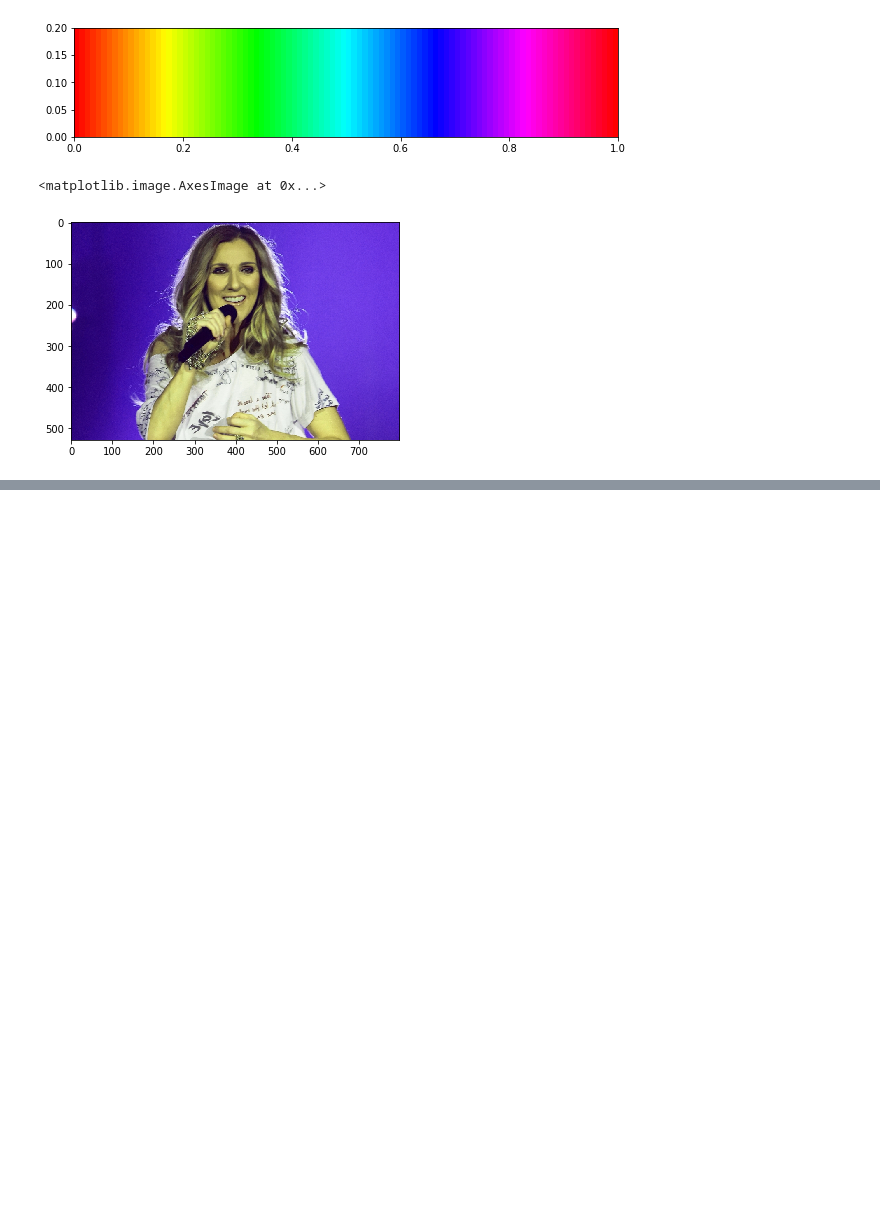
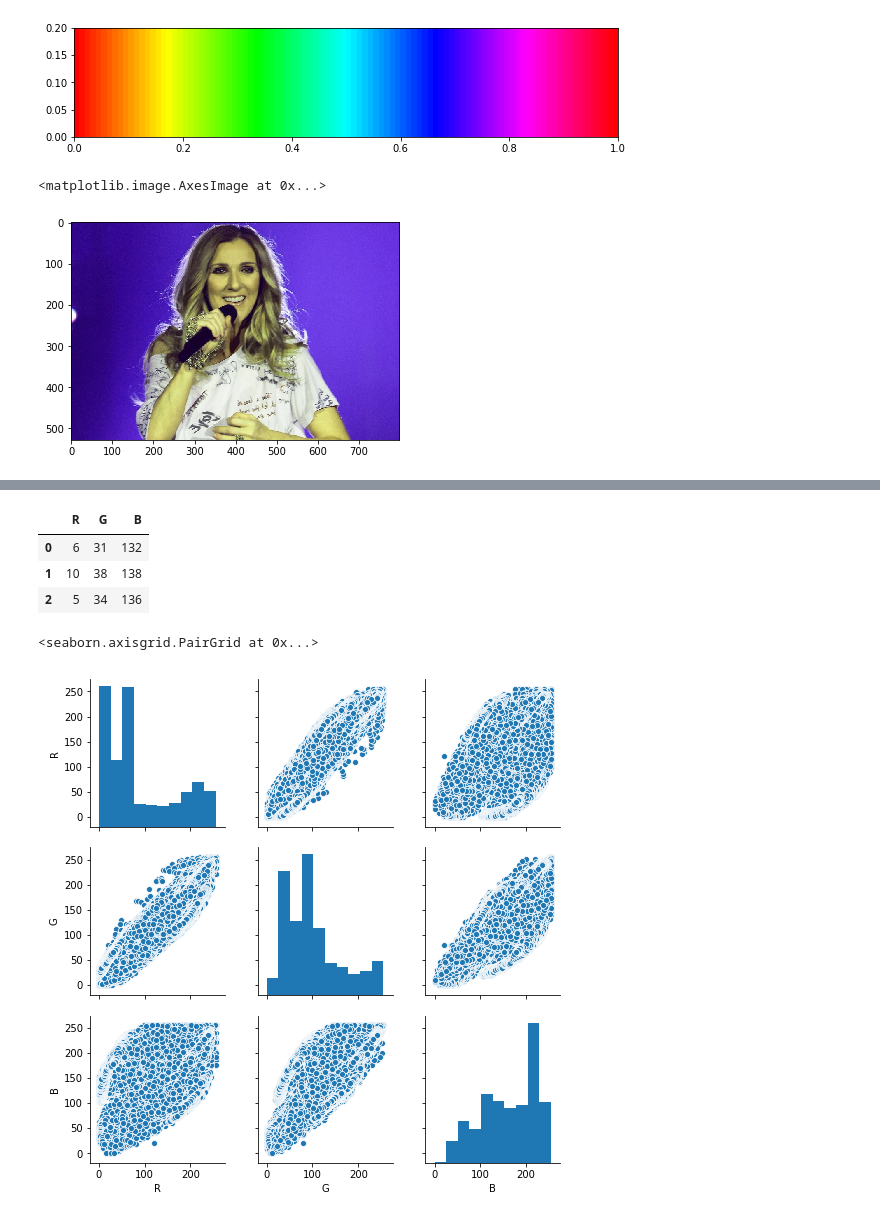
Before and after one commit to amicuscertus/Colab001, a Jupyter notebook: scikit_image001.ipynb, the cells around one changed output, grey strips where cells are left out. Saved outputs shown, nothing was run; the diff lists cells and outputs as text; code cells hidden in the pictures; blank space fills up the shorter version.

```diff
--- a/scikit_image001.ipynb
+++ b/scikit_image001.ipynb
@@ -60,0 +103,16 @@ plt.imshow(celine_new)
+# %%
+df = pd.DataFrame()
+df['R'] = r
+df['G'] = g
+df['B'] = b
+df.head(3)
+# %% [output]
+|  | R | G | B |
+| 0 | 6 | 31 | 132 |
+| 1 | 10 | 38 | 138 |
+| 2 | 5 | 34 | 136 |
+# %%
+sns.pairplot(df)
+# %% [output]
+<seaborn.axisgrid.PairGrid at 0x...>
+[figure, added]
```
Also changed, not shown: parts of 4 cells of this notebook.
